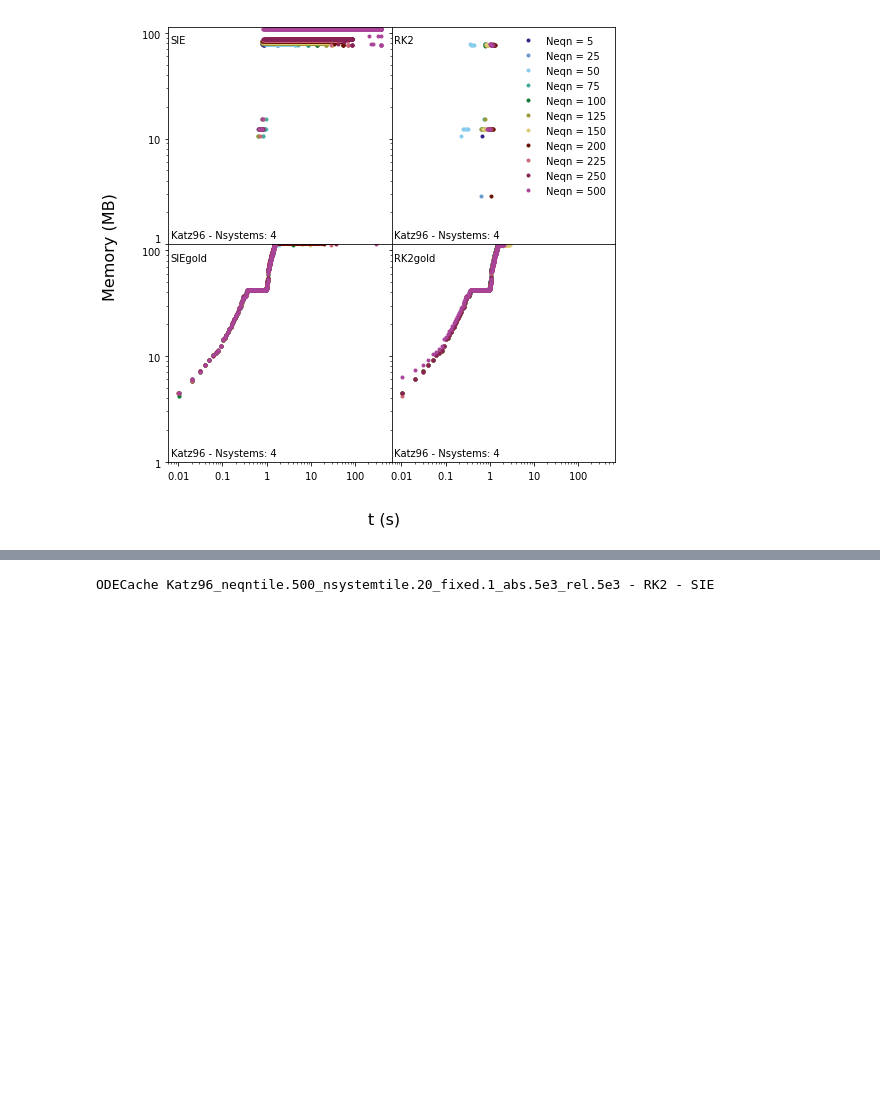
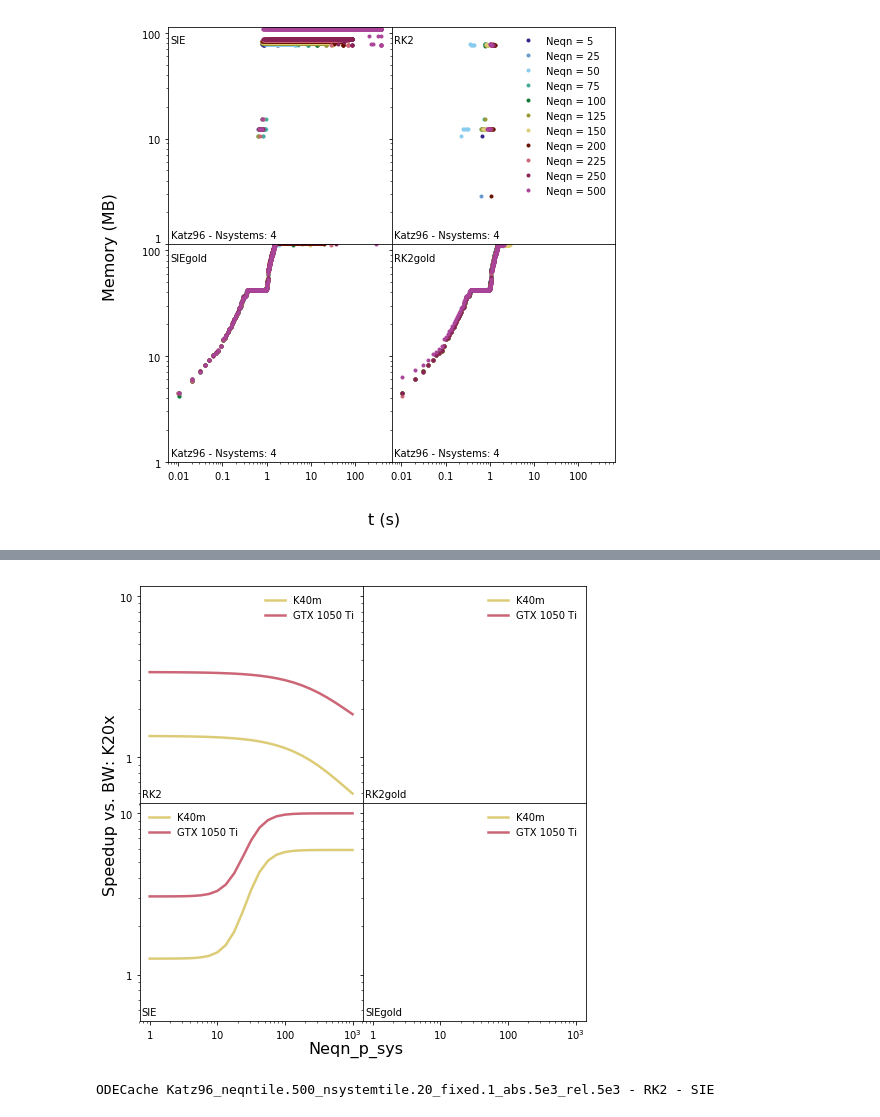
Before and after one commit to agurvich/WIND, a Jupyter notebook: python/ntbks/NtileScaling.ipynb, the cells around one changed output, grey strips where cells are left out. Saved outputs shown, nothing was run; the diff lists cells and outputs as text; code cells hidden in the pictures; blank space fills up the shorter version.

```diff
--- a/python/ntbks/NtileScaling.ipynb
+++ b/python/ntbks/NtileScaling.ipynb
@@ -91,3 +100,9 @@ fig,ax = bw_multi_odes.plot_tts_vs_xs(
+# %%
+multi_arch.plot_scaling(
+    xname='Neqn',yname='tts')
+plt.gcf().set_facecolor('white')
+# %% [output]
+[figure, added]
 # %%
 for ode_cache in quest_multi_odes.ode_caches:
     try:
```
Also changed, not shown: parts of 7 cells of this notebook, 3 other files.
